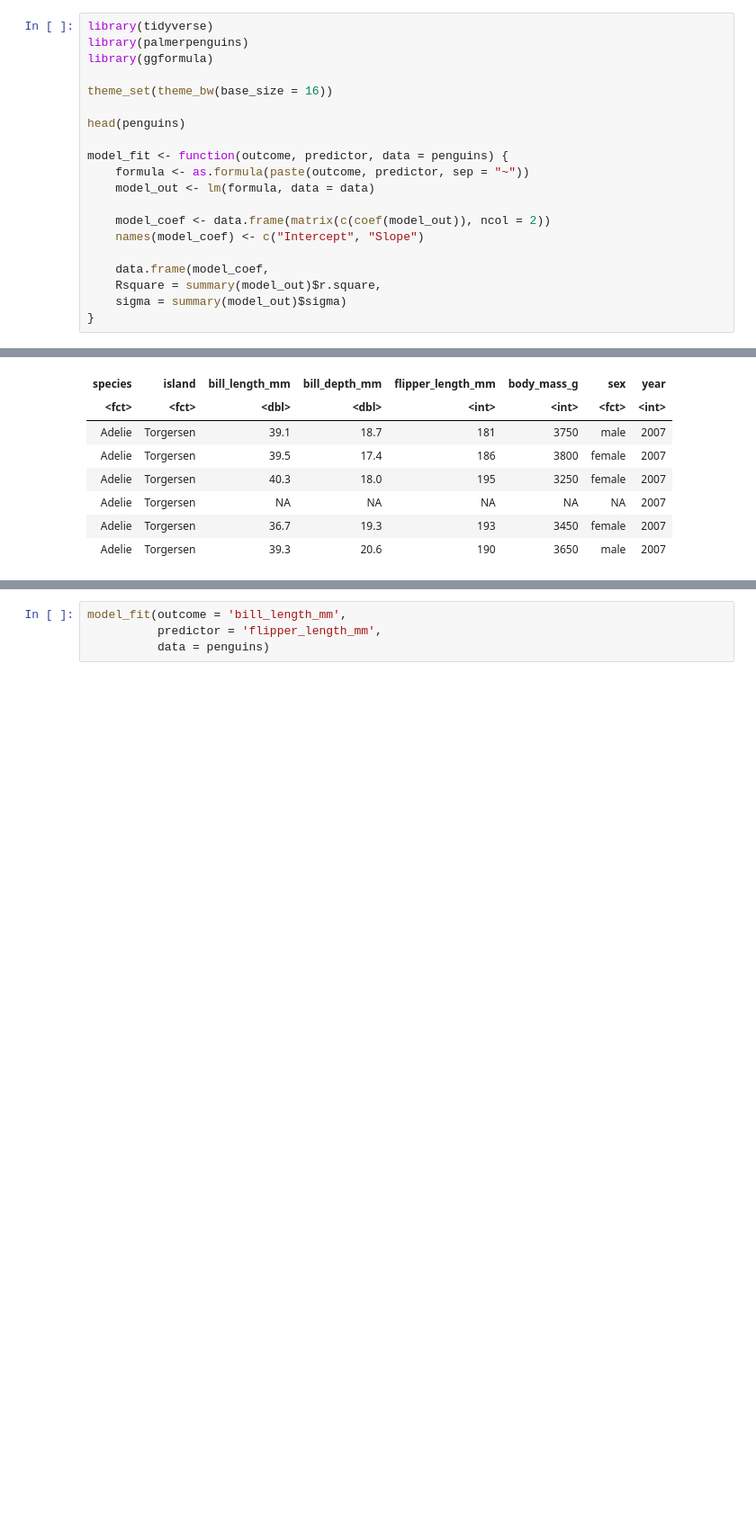
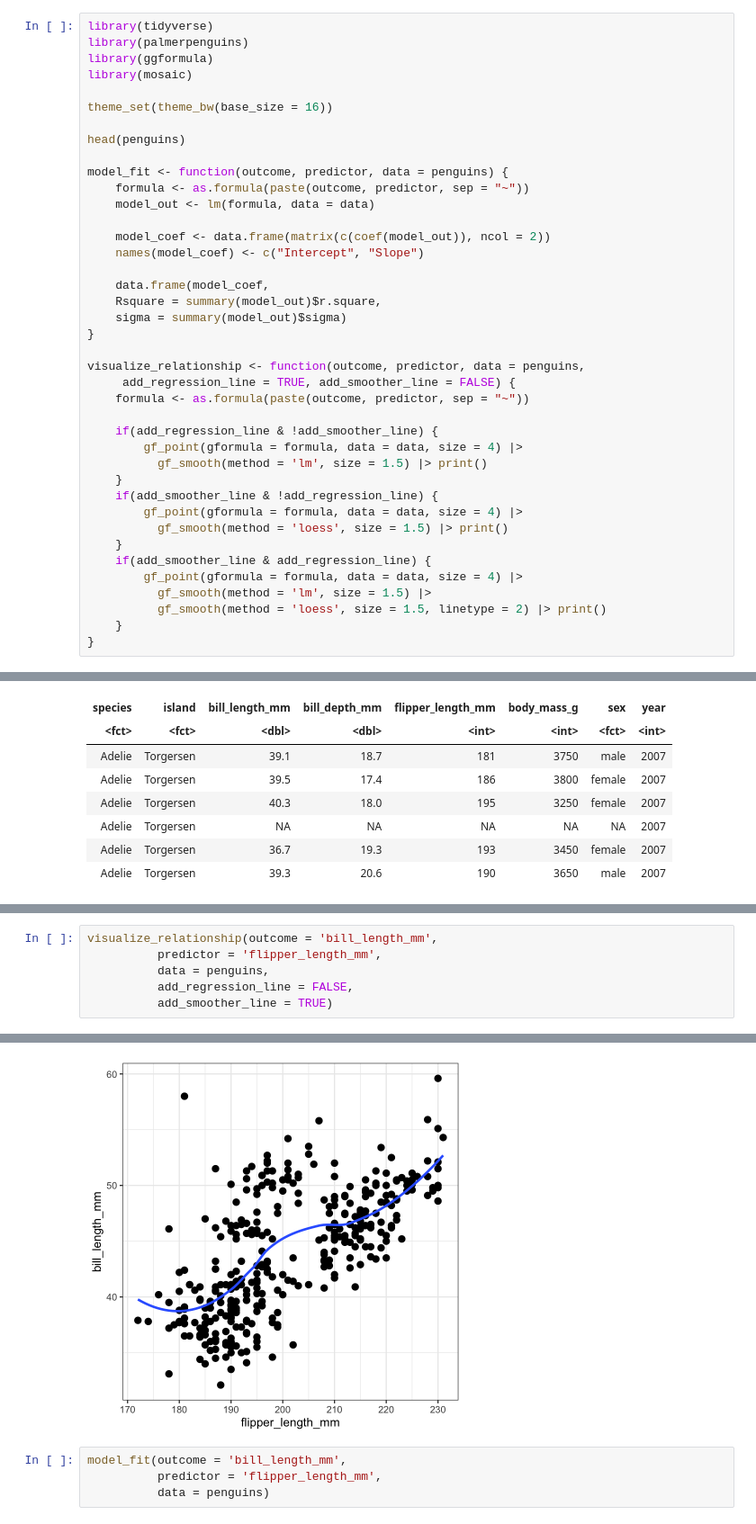
Before and after one commit to lebebr01/psqf_6243, a Jupyter notebook: course-notes/02a-in-class-activity.ipynb, the cells around one changed output, grey strips where cells are left out. Shown at 90% size. Saved outputs shown, nothing was run; the diff lists cells and outputs as text; blank space fills up the shorter version.

```diff
--- a/course-notes/02a-in-class-activity.ipynb
+++ b/course-notes/02a-in-class-activity.ipynb
@@ -13,6 +13,7 @@ The goals of this activity are as follows:
 library(tidyverse)
 library(palmerpenguins)
 library(ggformula)
+library(mosaic)
 
 theme_set(theme_bw(base_size = 16))
 
@@ -29,6 +30,25 @@ model_fit <- function(outcome, predictor, data = penguins) {
     Rsquare = summary(model_out)$r.square,
     sigma = summary(model_out)$sigma)
 }
+
+visualize_relationship <- function(outcome, predictor, data = penguins,
+     add_regression_line = TRUE, add_smoother_line = FALSE) {
+    formula <- as.formula(paste(outcome, predictor, sep = "~"))
+
+    if(add_regression_line & !add_smoother_line) {
+        gf_point(gformula = formula, data = data, size = 4) |>
+          gf_smooth(method = 'lm', size = 1.5) |> print()
+    }
+    if(add_smoother_line & !add_regression_line) {
+        gf_point(gformula = formula, data = data, size = 4) |>
+          gf_smooth(method = 'loess', size = 1.5) |> print()
+    }
+    if(add_smoother_line & add_regression_line) {
+        gf_point(gformula = formula, data = data, size = 4) |>
+          gf_smooth(method = 'lm', size = 1.5) |>
+          gf_smooth(method = 'loess', size = 1.5, linetype = 2) |> print()
+    }
+}
 # %% [output]
 A tibble: 6 × 8
 | species | island | bill_length_mm | bill_depth_mm | flipper_length_mm | body_mass_g | sex | year |
@@ -41,0 +66,7 @@ A tibble: 6 × 8
+# %%
+visualize_relationship(outcome = 'bill_length_mm',
+          predictor = 'flipper_length_mm',
+          data = penguins,
+          add_regression_line = FALSE,
+          add_smoother_line = TRUE)
+# %% [output]
@@ -42,3 +77,4 @@ A tibble: 6 × 8
+[figure, added]
 # %%
 model_fit(outcome = 'bill_length_mm',
           predictor = 'flipper_length_mm',
```
Also changed, not shown: parts of 2 cells of this notebook.
